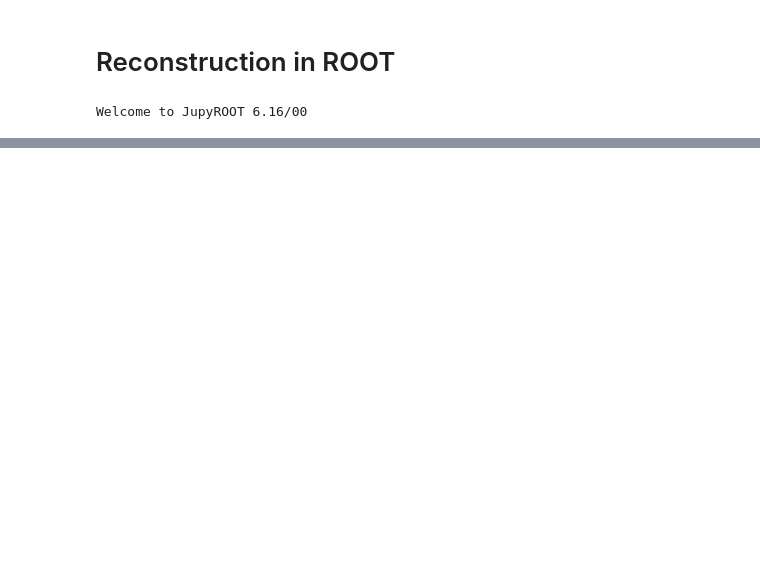
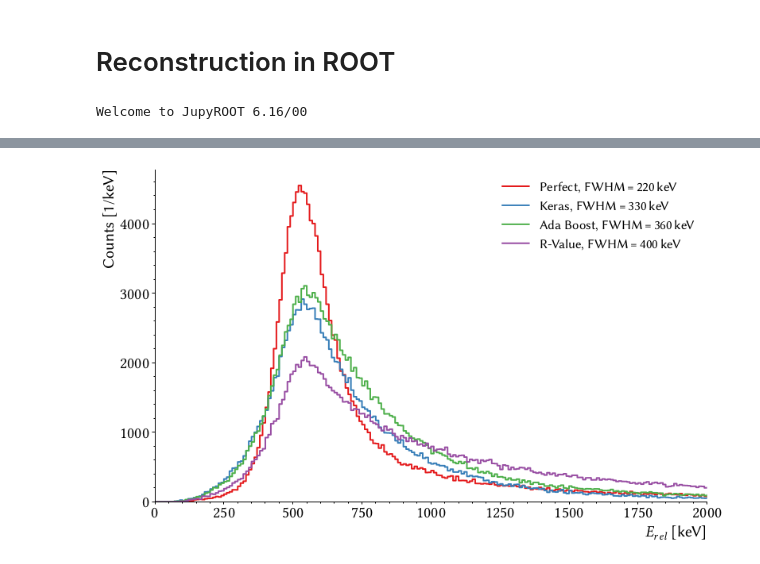
Before and after one commit to janmayer/NeuLAND-reconstruction-ml, a Jupyter notebook: clusterfeature/06-reconstruct.ipynb, the cells around one changed output, grey strips where cells are left out. Cells and saved outputs as stored; diff of their text form; code cells hidden in the pictures; blank space fills up the shorter version.

Commit message:
Reconstruct

```diff
--- a/clusterfeature/06-reconstruct.ipynb
+++ b/clusterfeature/06-reconstruct.ipynb
@@ -76,6 +17,9 @@ def reconstruction(distance, doubleplane, energy, erel, neutron, physics, subrun
 # %%
 start = time.time()
-reconstruction(15, 30, 600, 500, 4, "inclxx", 1)
+reconstruct(15, 30, 600, 500, 4, "inclxx", 0)
 stop = time.time()
 print(stop - start)
+
+with open(filename_for(15, 30, 600, 500, 4, "inclxx", 0, "recotest.log")) as f:
+    print(f.read())
 # %% [output]
@@ -118,7 +49,7 @@ document.body.appendChild(s);
 [interactive output not drawn]
 # %%
 %jsroot on
-file = filename_for(15, 30, 600, 500, 4, "inclxx", 1, "test.root")
+file = filename_for(15, 30, 600, 500, 4, "inclxx", 0, "recotest.root")
 tfile = ROOT.TFile.Open(os.fspath(file))
 
 c1 = ROOT.TCanvas("c1", "c1", 800, 600)
@@ -138,9 +69,15 @@ print(h3.GetEntries())
 h3.Rebin(10)
 h3.SetLineColor(3)
 
+h4 = tfile.Get("NeulandNeutronReconstructionMonKeras/fhErel4").Clone()
+print(h4.GetEntries())
+h4.Rebin(10)
+h4.SetLineColor(4)
+
 h1.Draw("")
 h2.Draw("same")
 h3.Draw("same")
+h4.Draw("same")
 
 c1.Draw()
 # %% [output]
@@ -150,0 +138,61 @@ c1.Draw()
+# %%
+from plotconf import *
+import rootpy.io
+import rootpy.plotting.root2matplotlib as rplt
+
+colors = palettable.colorbrewer.qualitative.Set1_9.mpl_colors
+
+
+def get_and_fit(file, ax, name, label, color):
+    h = file.Get(f"NeulandNeutronReconstructionMon{name}/fhErel4").Clone()
+    h.Rebin(10)
+
+    # xmin = 450
+    # xmax = 750
+    # fitresult = h.Fit("gaus", "S", "", xmin, xmax)
+    # fun = fitresult.FittedFunction().GetFunction()
+    # xs = np.arange(xmin, xmax, 1)
+    # ys = [fun.Eval(x) for x in xs]
+    # sigma = round(fitresult.GetParams()[2])
+    # ax.plot(xs, ys, color="red")
+
+    halfmax = h.GetMaximum() / 2
+
+    y = 0
+    xl = 20
+    while y < halfmax:
+        xl += 1
+        y = h.GetBinContent(xl)
+    #print(xl,y)
+
+    y = 2 * halfmax
+    xr = 50
+    while y > halfmax:
+        xr +=1
+        y = h.GetBinContent(xr)
+    #print(xr, y)
+
+    fwhm = (xr - xl) * 10
+
+    rplt.step(h, axes=ax, label=f"{label}, FWHM\,=\,{fwhm}\,keV", color=color, linewidth=2)
+
+
+file = rootpy.io.root_open("results/reco.root", "read")
+fig = plt.figure(figsize=(2 * 6.224, 2 * 6.224 / 1.618))
+ax = fig.add_subplot(111)
+
+get_and_fit(file, ax, "Cheat", "Perfect", colors[0])
+get_and_fit(file, ax, "Keras", "Keras", colors[1])
+get_and_fit(file, ax, "Scikit", "Ada Boost", colors[2])
+get_and_fit(file, ax, "RValue", "R-Value", colors[3])
+
+ax.set_xlim(0, 2000)
+ax.set_ylim(0, None)
+ax.set_xlabel(r"$E_{rel}$ [keV]", horizontalalignment="right", x=1)
+ax.set_ylabel(r"Counts [1/keV]", horizontalalignment="right", y=1)
+
+ax.legend(loc="upper right", prop={"size": "small"})
+# fig.savefig(f"results/erel-{neutron}n-{erel}.pdf", bbox_inches="tight")
+display(fig)
+# %% [output]
+[figure, added]
```
Also changed, not shown: parts of 6 cells of this notebook, 3 other files.
